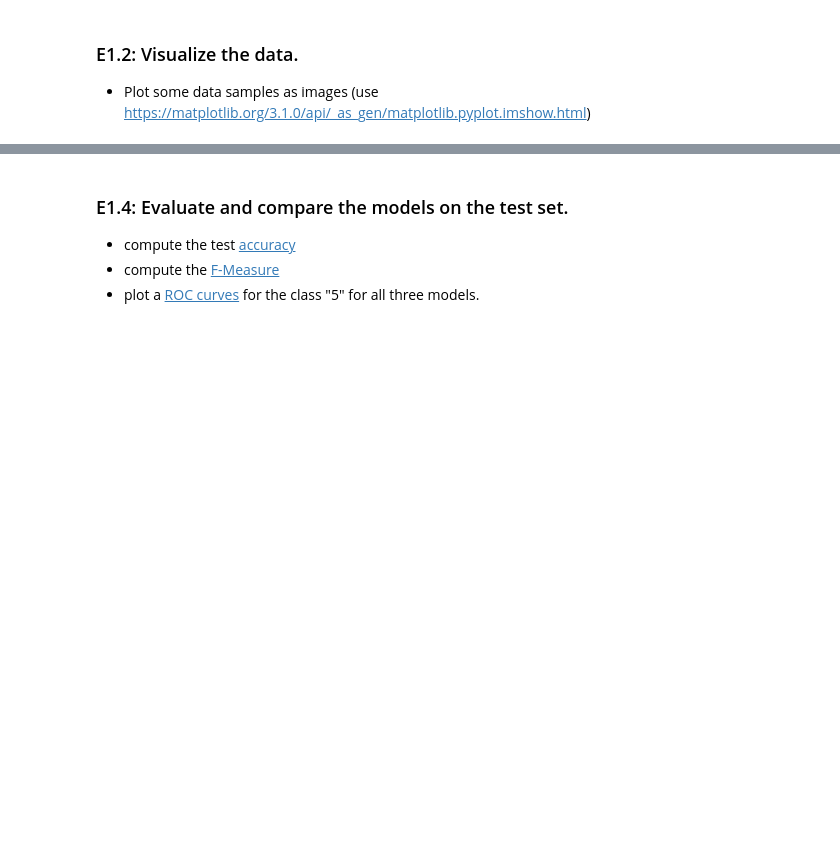
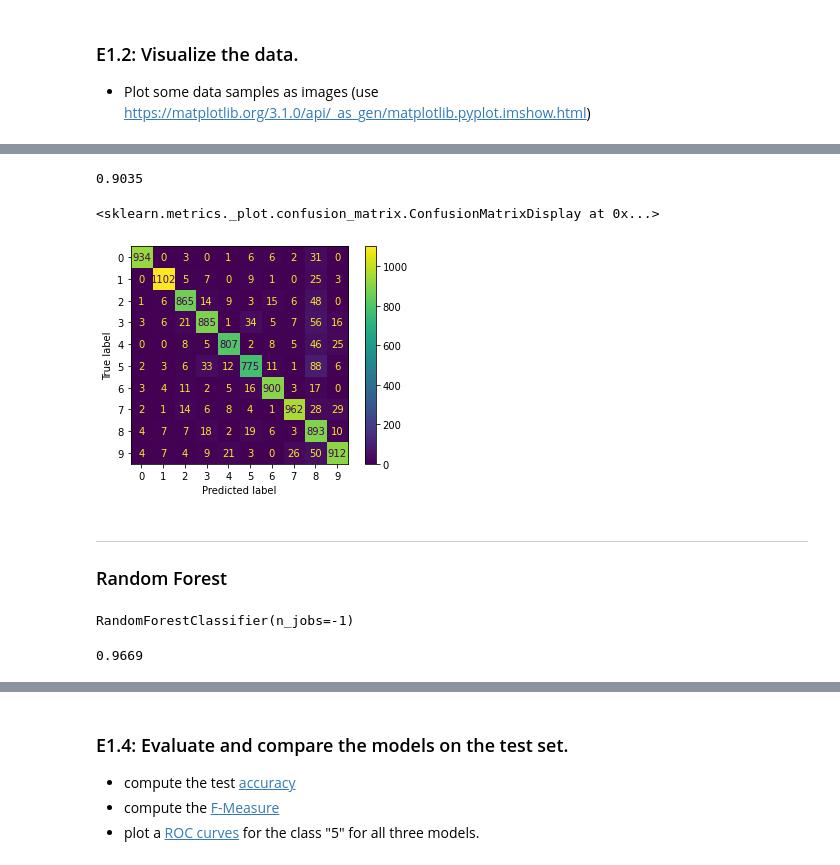
Before and after one commit to trenklem/DataScience21, a Jupyter notebook: Block_5/Assignments/5_a_Classification.ipynb, the cells around one changed output, grey strips where cells are left out. Cells and saved outputs as stored; diff of their text form; code cells hidden in the pictures; blank space fills up the shorter version.

```diff
--- a/Block_5/Assignments/5_a_Classification.ipynb
+++ b/Block_5/Assignments/5_a_Classification.ipynb
@@ -38,0 +78,7 @@ Compare the training accuracy (https://scikit-learn.org/stable/modules/generated
+# %%
+from sklearn.linear_model import SGDClassifier
+from sklearn.preprocessing import StandardScaler
+from sklearn.pipeline import make_pipeline
+
+clf_sgdc = make_pipeline(StandardScaler(), SGDClassifier(loss='log', n_jobs=-1))
+clf_sgdc.fit(X_train, y_train)
@@ -38,0 +88,24 @@ Compare the training accuracy (https://scikit-learn.org/stable/modules/generated
+# %%
+y_pred_sgdc = clf_sgdc.predict(X_test)
+# %%
+accuracy_score(y_test, y_pred_sgdc)
+# %% [output]
+0.9035
+# %%
+cm_sgdc = confusion_matrix(y_test, y_pred_sgdc, labels=clf_sgdc.classes_)
+disp_sgdc = ConfusionMatrixDisplay(confusion_matrix=cm_sgdc,
+                              display_labels=clf_sgdc.classes_)
+disp_sgdc.plot()
+# %% [output]
+<sklearn.metrics._plot.confusion_matrix.ConfusionMatrixDisplay at 0x...>
+[figure, added]
+# %% [markdown]
+___
+### Random Forest
+# %%
+from sklearn.ensemble import RandomForestClassifier
+
+clf_rf = RandomForestClassifier(n_jobs=-1)
+clf_rf.fit(X_train, y_train)
+# %% [output]
+RandomForestClassifier(n_jobs=-1)
@@ -38,0 +115,4 @@ Compare the training accuracy (https://scikit-learn.org/stable/modules/generated
+# %%
+accuracy_score(y_test, y_pred_rf)
+# %% [output]
+0.9669
```
Also changed, not shown: parts of 16 cells of this notebook, 1 other file.
